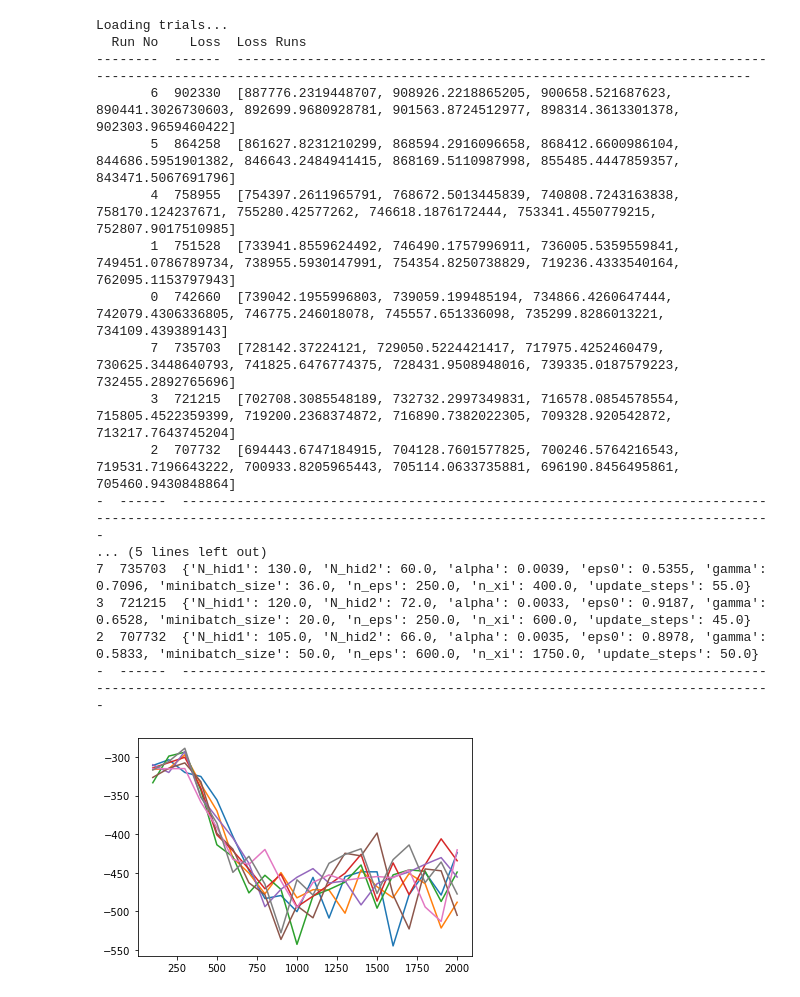
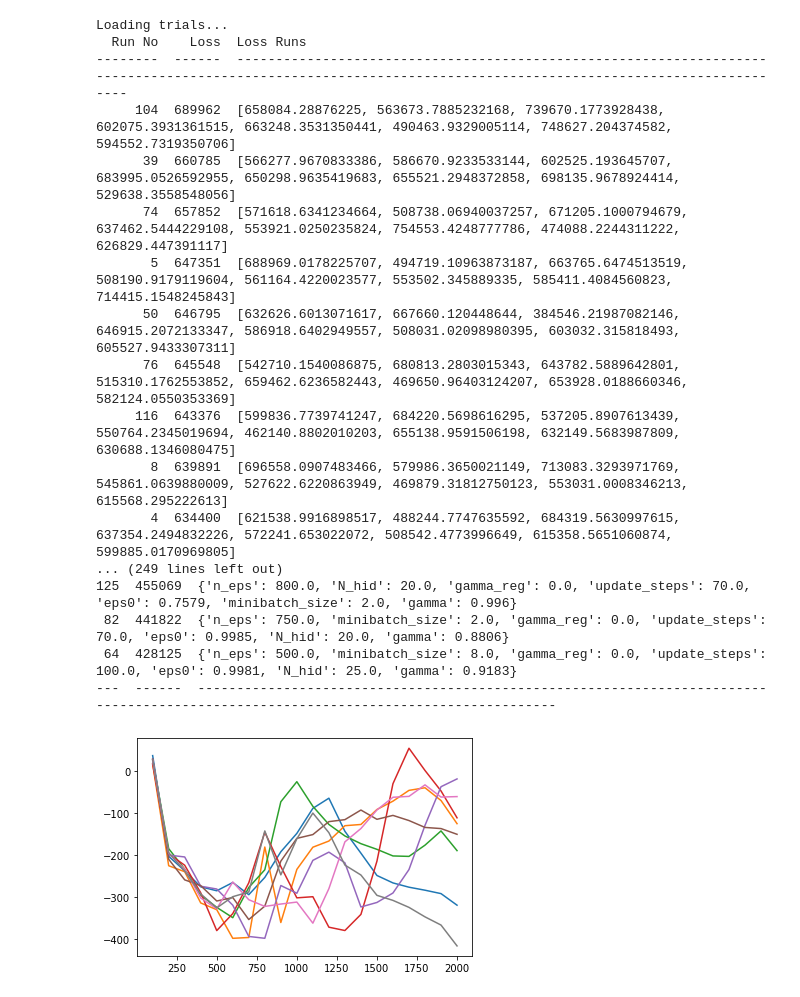
Before and after one commit to strath-ace/smart-ml, a Jupyter notebook: lander-RL/process_opt.ipynb, the cells around one changed output. Saved outputs shown, nothing was run; the diff lists cells and outputs as text; code cells hidden in the pictures.

```diff
--- a/lander-RL/process_opt.ipynb
+++ b/lander-RL/process_opt.ipynb
@@ -43,27 +43,27 @@ def plot_R_run(trials,run_no):
 #     plt.ylim((-550, 0))
     plt.show()
 # %%
-trials = load_trials('opt_lander_2_3.pkl')
+trials = load_trials('opt_lunland_18_3.pkl')
 # %% [output]
 Loading trials...
   Run No    Loss  Loss Runs
---------  ------  --------------------------------------------------------------------------------------------------------------------------------------------------------
-       6  902330  [887776.2319448707, 908926.2218865205, 900658.521687623, 890441.3026730603, 892699.9680928781, 901563.8724512977, 898314.3613301378, 902303.9659460422]
-       5  864258  [861627.8231210299, 868594.2916096658, 868412.6600986104, 844686.5951901382, 846643.2484941415, 868169.5110987998, 855485.4447859357, 843471.5067691796]
-       4  758955  [754397.2611965791, 768672.5013445839, 740808.7243163838, 758170.124237671, 755280.42577262, 746618.1876172444, 753341.4550779215, 752807.9017510985]
-       1  751528  [733941.8559624492, 746490.1757996911, 736005.5359559841, 749451.0786789734, 738955.5930147991, 754354.8250738829, 719236.4333540164, 762095.1153797943]
-       0  742660  [739042.1955996803, 739059.199485194, 734866.4260647444, 742079.4306336805, 746775.246018078, 745557.651336098, 735299.8286013221, 734109.439389143]
-       7  735703  [728142.37224121, 729050.5224421417, 717975.4252460479, 730625.3448640793, 741825.6476774375, 728431.9508948016, 739335.0187579223, 732455.2892765696]
-       3  721215  [702708.3085548189, 732732.2997349831, 716578.0854578554, 715805.4522359399, 719200.2368374872, 716890.7382022305, 709328.920542872, 713217.7643745204]
-       2  707732  [694443.6747184915, 704128.7601577825, 700246.5764216543, 719531.7196643222, 700933.8205965443, 705114.0633735881, 696190.8456495861, 705460.9430848864]
--  ------  ------------------------------------------------------------------------------------------------------------------------------------------------------------------
-... (5 lines left out)
-7  735703  {'N_hid1': 130.0, 'N_hid2': 60.0, 'alpha': 0.0039, 'eps0': 0.5355, 'gamma': 0.7096, 'minibatch_size': 36.0, 'n_eps': 250.0, 'n_xi': 400.0, 'update_steps': 55.0}
-3  721215  {'N_hid1': 120.0, 'N_hid2': 72.0, 'alpha': 0.0033, 'eps0': 0.9187, 'gamma': 0.6528, 'minibatch_size': 20.0, 'n_eps': 250.0, 'n_xi': 600.0, 'update_steps': 45.0}
-2  707732  {'N_hid1': 105.0, 'N_hid2': 66.0, 'alpha': 0.0035, 'eps0': 0.8978, 'gamma': 0.5833, 'minibatch_size': 50.0, 'n_eps': 600.0, 'n_xi': 1750.0, 'update_steps': 50.0}
--  ------  ------------------------------------------------------------------------------------------------------------------------------------------------------------------
+--------  ------  --------------------------------------------------------------------------------------------------------------------------------------------------------------
+     104  689962  [658084.28876225, 563673.7885232168, 739670.1773928438, 602075.3931361515, 663248.3531350441, 490463.9329005114, 748627.204374582, 594552.7319350706]
+      39  660785  [566277.9670833386, 586670.9233533144, 602525.193645707, 683995.0526592955, 650298.9635419683, 655521.2948372858, 698135.9678924414, 529638.3558548056]
+      74  657852  [571618.6341234664, 508738.06940037257, 671205.1000794679, 637462.5444229108, 553921.0250235824, 754553.4248777786, 474088.2244311222, 626829.447391117]
+       5  647351  [688969.0178225707, 494719.10963873187, 663765.6474513519, 508190.9179119604, 561164.4220023577, 553502.345889335, 585411.4084560823, 714415.1548245843]
+      50  646795  [632626.6013071617, 667660.120448644, 384546.21987082146, 646915.2072133347, 586918.6402949557, 508031.02098980395, 603032.315818493, 605527.9433307311]
+      76  645548  [542710.1540086875, 680813.2803015343, 643782.5889642801, 515310.1762553852, 659462.6236582443, 469650.96403124207, 653928.0188660346, 582124.0550353369]
+     116  643376  [599836.7739741247, 684220.5698616295, 537205.8907613439, 550764.2345019694, 462140.8802010203, 655138.9591506198, 632149.5683987809, 630688.1346080475]
+       8  639891  [696558.0907483466, 579986.3650021149, 713083.3293971769, 545861.0639880009, 527622.6220863949, 469879.31812750123, 553031.0008346213, 615568.295222613]
+       4  634400  [621538.9916898517, 488244.7747635592, 684319.5630997615, 637354.2494832226, 572241.653022072, 508542.4773996649, 615358.5651060874, 599885.0170969805]
+... (249 lines left out)
+125  455069  {'n_eps': 800.0, 'N_hid': 20.0, 'gamma_reg': 0.0, 'update_steps': 70.0, 'eps0': 0.7579, 'minibatch_size': 2.0, 'gamma': 0.996}
+ 82  441822  {'n_eps': 750.0, 'minibatch_size': 2.0, 'gamma_reg': 0.0, 'update_steps': 70.0, 'eps0': 0.9985, 'N_hid': 20.0, 'gamma': 0.8806}
+ 64  428125  {'n_eps': 500.0, 'minibatch_size': 8.0, 'gamma_reg': 0.0, 'update_steps': 100.0, 'eps0': 0.9981, 'N_hid': 25.0, 'gamma': 0.9183}
+---  ------  ------------------------------------------------------------------------------------------------------------------------------------
 # %%
 %matplotlib inline
-plot_R_run(trials,5)
+plot_R_run(trials,82)
 # %% [output]
-[figure, old version]
+[figure, new version]
```
